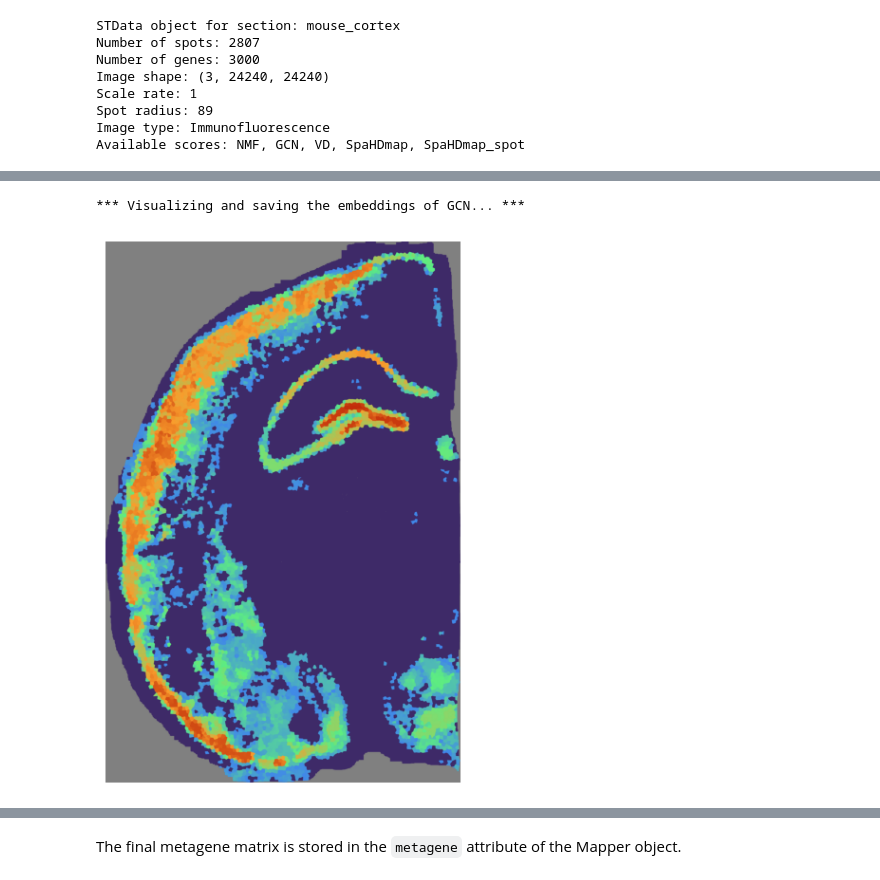
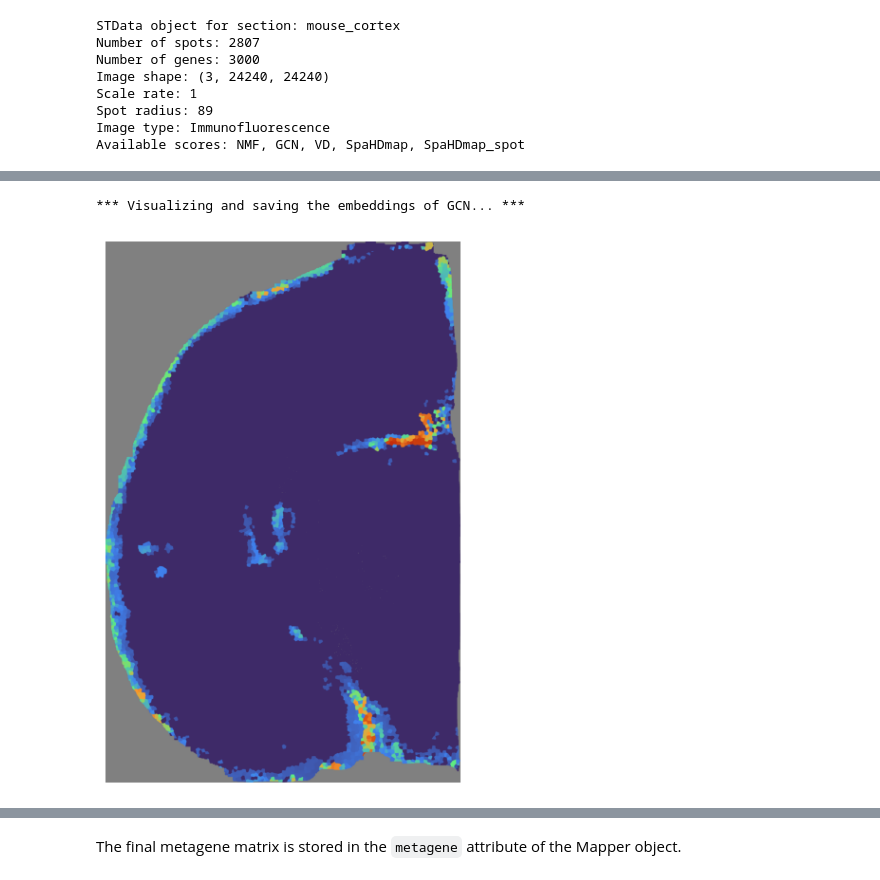
Before and after one commit to sldyns/SpaHDmap, a Jupyter notebook: docs/tutorials/IHC-image.ipynb, the cells around one changed output, grey strips where cells are left out. Saved outputs shown, nothing was run; the diff lists cells and outputs as text; code cells hidden in the pictures.

```diff
--- a/docs/tutorials/IHC-image.ipynb
+++ b/docs/tutorials/IHC-image.ipynb
@@ -105,7 +100,7 @@ You can set the parameter `repeat_times` as follow to obtain multiple results. T
 mapper = hdmap.Mapper(mouse_cortex, results_path=results_path, verbose=True)
 
 # Run SpaHDmap in one function
-mapper.run_SpaHDmap(repeat_times=10)
+mapper.run_SpaHDmap(repeat_times=5)
 # %% [output]
 *** Preparing the tissue splits and creating pseudo spots... ***
 *** Single section detected. Using its 3000 genes. ***
@@ -309,8 +219,8 @@ mapper.visualize(mouse_cortex, use_score='NMF', index=0)
 # %%
 # Visualize the GCN score
-mapper.visualize(mouse_cortex, use_score='GCN', index=0)
+mapper.visualize(mouse_cortex, use_score='GCN', index=18)
 # %% [output]
 *** Visualizing and saving the embeddings of GCN... ***
-[figure, old version]
+[figure, new version]
 # %%
 # Visualize the SpaHDmap score
```
Also changed, not shown: parts of 20 cells of this notebook, 20 other files.
